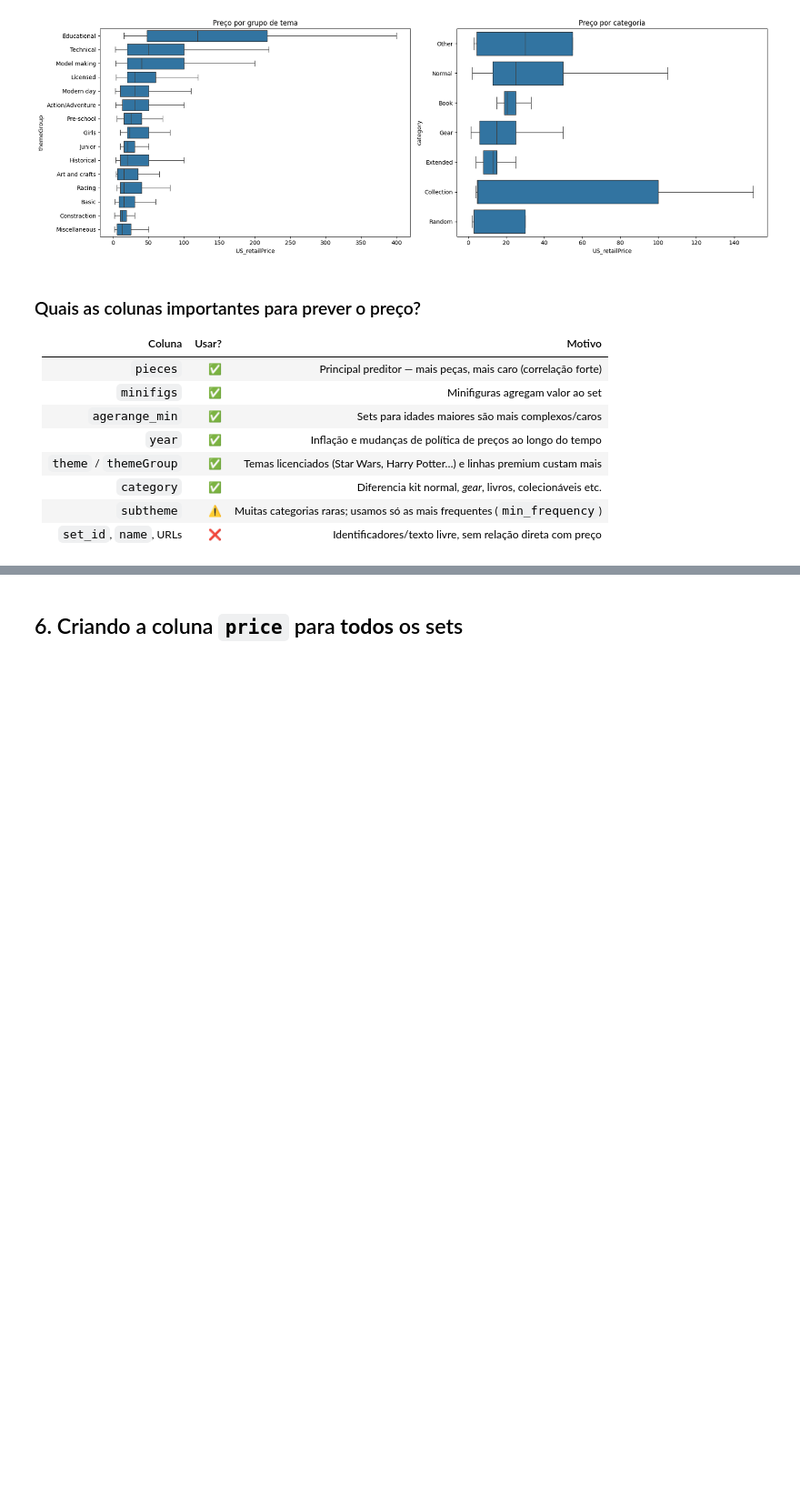
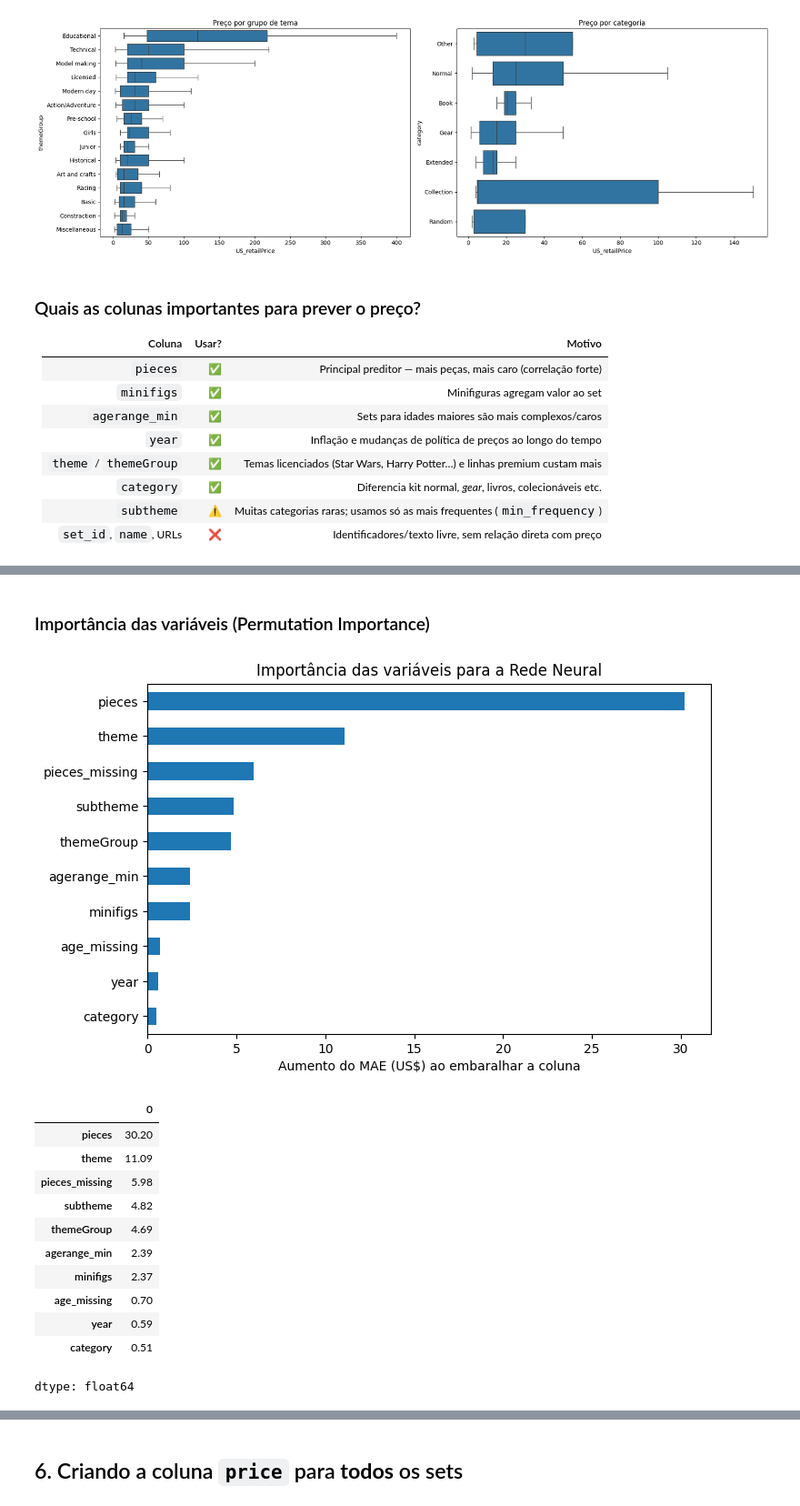
Before and after one commit to Rubziguin/Colab_Atividade_Lego, a Jupyter notebook: PUCSP_CS_AI_10_AI_ML_ANN_LEGO_LAB.ipynb, the cells around one changed output, grey strips where cells are left out. Shown at 91% size. Drawn from its saved outputs; the diff is of its cells as text; code cells hidden in the pictures; blank space fills up the shorter version.

```diff
--- a/PUCSP_CS_AI_10_AI_ML_ANN_LEGO_LAB.ipynb
+++ b/PUCSP_CS_AI_10_AI_ML_ANN_LEGO_LAB.ipynb
@@ -270,0 +340,21 @@ plt.tight_layout(); plt.show()
+# %%
+from sklearn.model_selection import train_test_split, GridSearchCV
+from sklearn.compose import ColumnTransformer, TransformedTargetRegressor
+from sklearn.pipeline import Pipeline
+from sklearn.preprocessing import StandardScaler, OneHotEncoder, FunctionTransformer
+from sklearn.impute import SimpleImputer
+from sklearn.neural_network import MLPRegressor
+from sklearn.linear_model import Ridge
+from sklearn.dummy import DummyRegressor
+from sklearn.metrics import mean_absolute_error, mean_squared_error, r2_score, median_absolute_error
+
+features_num = ['year', 'pieces', 'minifigs', 'agerange_min', 'pieces_missing', 'age_missing']
+features_cat = ['theme', 'themeGroup', 'category', 'subtheme']
+features = features_num + features_cat
+target = 'US_retailPrice'
+
+X = com_preco[features]
+y = com_preco[target]
+
+X_train, X_test, y_train, y_test = train_test_split(X, y, test_size=0.2, random_state=42)
+print('Treino:', X_train.shape, ' Teste:', X_test.shape)
@@ -270,0 +478,29 @@ plt.tight_layout(); plt.show()
+# %% [markdown]
+### Importância das variáveis (Permutation Importance)
+# %%
+from sklearn.inspection import permutation_importance
+
+perm = permutation_importance(best_ann, X_test, y_test, scoring='neg_mean_absolute_error',
+                              n_repeats=5, random_state=42, n_jobs=-1)
+imp = pd.Series(perm.importances_mean, index=features).sort_values()
+
+plt.figure(figsize=(8, 5))
+imp.plot.barh()
+plt.xlabel('Aumento do MAE (US$) ao embaralhar a coluna')
+plt.title('Importância das variáveis para a Rede Neural')
+plt.show()
+imp.sort_values(ascending=False).round(2)
+# %% [output]
+[figure, added]
+|  | 0 |
+| pieces | 30.20 |
+| theme | 11.09 |
+| pieces_missing | 5.98 |
+| subtheme | 4.82 |
+| themeGroup | 4.69 |
+| agerange_min | 2.39 |
+| minifigs | 2.37 |
+| age_missing | 0.70 |
+| year | 0.59 |
+| category | 0.51 |
+dtype: float64
```
Also changed, not shown: parts of 17 cells of this notebook.
